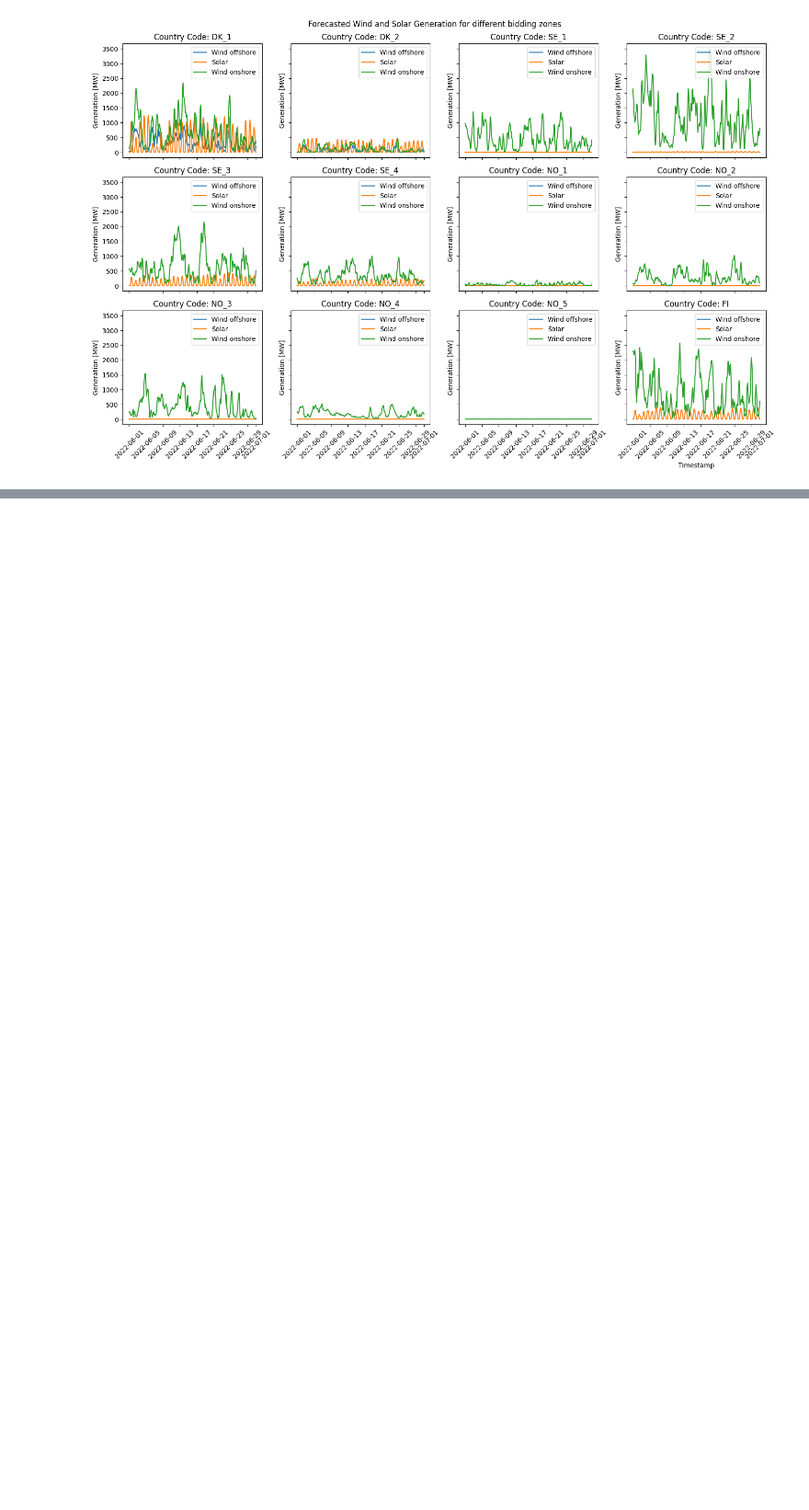
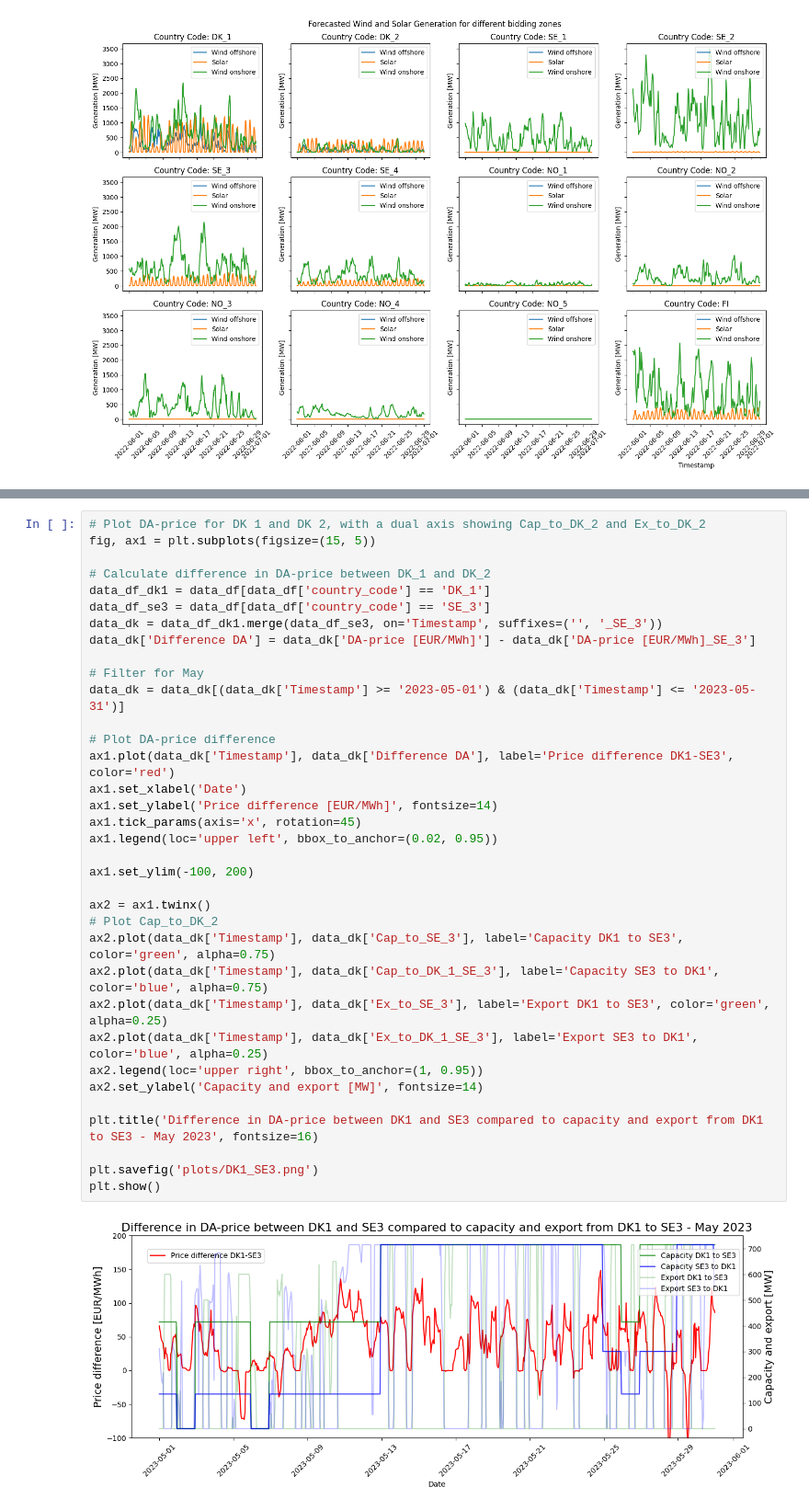
Before and after one commit to SorenBlattBendtsen/model_based, a Jupyter notebook: energy_data_nordics.ipynb, the cells around one changed output, grey strips where cells are left out. Shown at 92% size. Drawn from its saved outputs; the diff is of its cells as text; blank space fills up the shorter version.

```diff
--- a/energy_data_nordics.ipynb
+++ b/energy_data_nordics.ipynb
@@ -548,0 +669,37 @@ plt.show()
+# %%
+# Plot DA-price for DK 1 and DK 2, with a dual axis showing Cap_to_DK_2 and Ex_to_DK_2
+fig, ax1 = plt.subplots(figsize=(15, 5))
+
+# Calculate difference in DA-price between DK_1 and DK_2
+data_df_dk1 = data_df[data_df['country_code'] == 'DK_1']
+data_df_se3 = data_df[data_df['country_code'] == 'SE_3']
+data_dk = data_df_dk1.merge(data_df_se3, on='Timestamp', suffixes=('', '_SE_3'))
+data_dk['Difference DA'] = data_dk['DA-price [EUR/MWh]'] - data_dk['DA-price [EUR/MWh]_SE_3']
+
+# Filter for May
+data_dk = data_dk[(data_dk['Timestamp'] >= '2023-05-01') & (data_dk['Timestamp'] <= '2023-05-31')]
+
+# Plot DA-price difference
+ax1.plot(data_dk['Timestamp'], data_dk['Difference DA'], label='Price difference DK1-SE3', color='red')
+ax1.set_xlabel('Date')
+ax1.set_ylabel('Price difference [EUR/MWh]', fontsize=14)
+ax1.tick_params(axis='x', rotation=45)
+ax1.legend(loc='upper left', bbox_to_anchor=(0.02, 0.95))
+
+ax1.set_ylim(-100, 200)
+
+ax2 = ax1.twinx()
+# Plot Cap_to_DK_2
+ax2.plot(data_dk['Timestamp'], data_dk['Cap_to_SE_3'], label='Capacity DK1 to SE3', color='green', alpha=0.75)
+ax2.plot(data_dk['Timestamp'], data_dk['Cap_to_DK_1_SE_3'], label='Capacity SE3 to DK1', color='blue', alpha=0.75)
+ax2.plot(data_dk['Timestamp'], data_dk['Ex_to_SE_3'], label='Export DK1 to SE3', color='green', alpha=0.25)
+ax2.plot(data_dk['Timestamp'], data_dk['Ex_to_DK_1_SE_3'], label='Export SE3 to DK1', color='blue', alpha=0.25)
+ax2.legend(loc='upper right', bbox_to_anchor=(1, 0.95))
+ax2.set_ylabel('Capacity and export [MW]', fontsize=14)
+
+plt.title('Difference in DA-price between DK1 and SE3 compared to capacity and export from DK1 to SE3 - May 2023', fontsize=16)
+
+plt.savefig('plots/DK1_SE3.png')
+plt.show()
+# %% [output]
+[figure, added]
```
Also changed, not shown: parts of 4 cells of this notebook, 4 other files.
